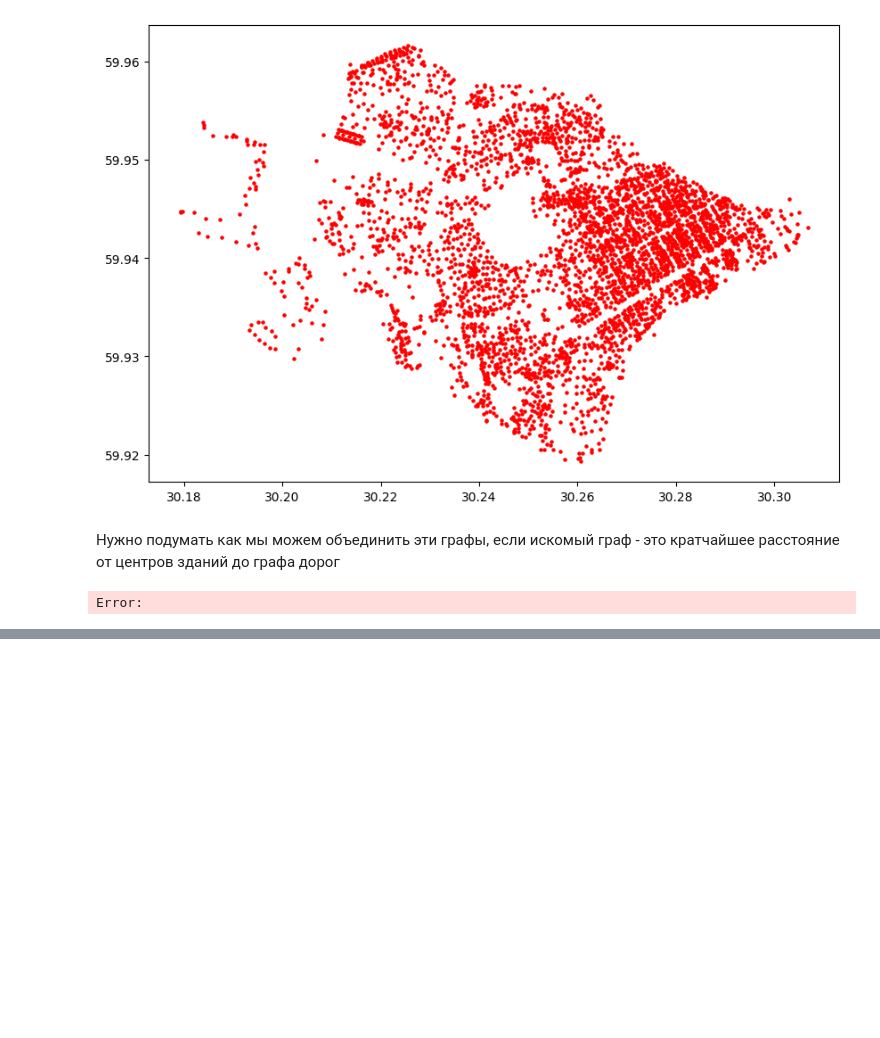
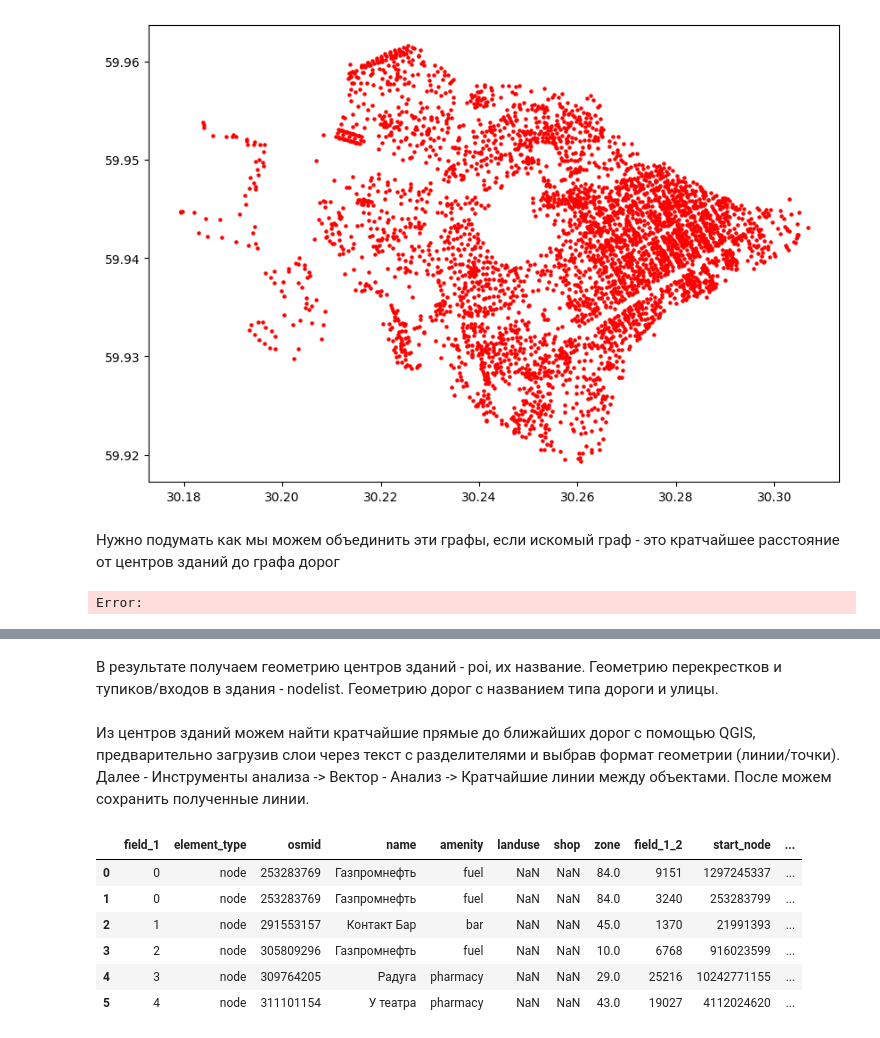
Before and after one commit to citec-spbu/city-view, a Jupyter notebook: notebook/notebook.ipynb, the cells around one changed output, grey strips where cells are left out. Drawn from its saved outputs; the diff is of its cells as text; code cells hidden in the pictures; blank space fills up the shorter version.

```diff
--- a/notebook/notebook.ipynb
+++ b/notebook/notebook.ipynb
@@ -65,0 +94,16 @@ Error:
+# %% [markdown]
+В результате получаем геометрию центров зданий - poi, их название. Геометрию перекрестков и тупиков/входов в здания - nodelist. Геометрию дорог с названием типа дороги и улицы.
+# %% [markdown]
+Из центров зданий можем найти кратчайшие прямые до ближайших дорог с помощью QGIS, предварительно загрузив слои через текст с разделителями и выбрав формат геометрии (линии/точки). Далее - Инструменты анализа -> Вектор - Анализ -> Кратчайшие линии между объектами. После можем сохранить полученные линии.
+# %%
+path = pd.read_csv('/data/spb/path.csv')
+
+path.iloc[:6, :14]
+# %% [output]
+|  | field_1 | element_type | osmid | name | amenity | landuse | shop | zone | field_1_2 | start_node | ... |
+| 0 | 0 | node | 253283769 | Газпромнефть | fuel | NaN | NaN | 84.0 | 9151 | 1297245337 | ... |
+| 1 | 0 | node | 253283769 | Газпромнефть | fuel | NaN | NaN | 84.0 | 3240 | 253283799 | ... |
+| 2 | 1 | node | 291553157 | Контакт Бар | bar | NaN | NaN | 45.0 | 1370 | 21991393 | ... |
+| 3 | 2 | node | 305809296 | Газпромнефть | fuel | NaN | NaN | 10.0 | 6768 | 916023599 | ... |
+| 4 | 3 | node | 309764205 | Радуга | pharmacy | NaN | NaN | 29.0 | 25216 | 10242771155 | ... |
+| 5 | 4 | node | 311101154 | У театра | pharmacy | NaN | NaN | 43.0 | 19027 | 4112024620 | ... |
```
Also changed, not shown: parts of 6 cells of this notebook, 5 other files.
